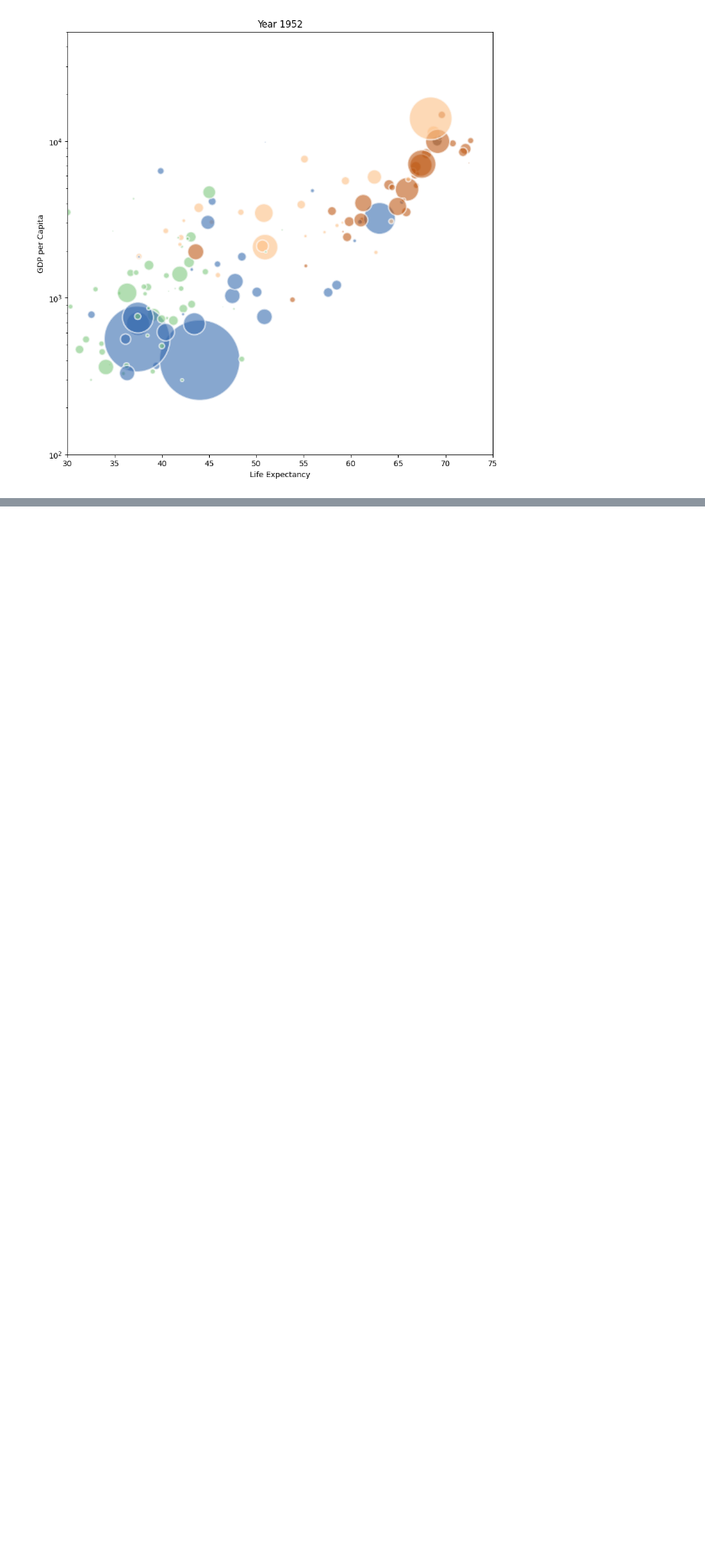
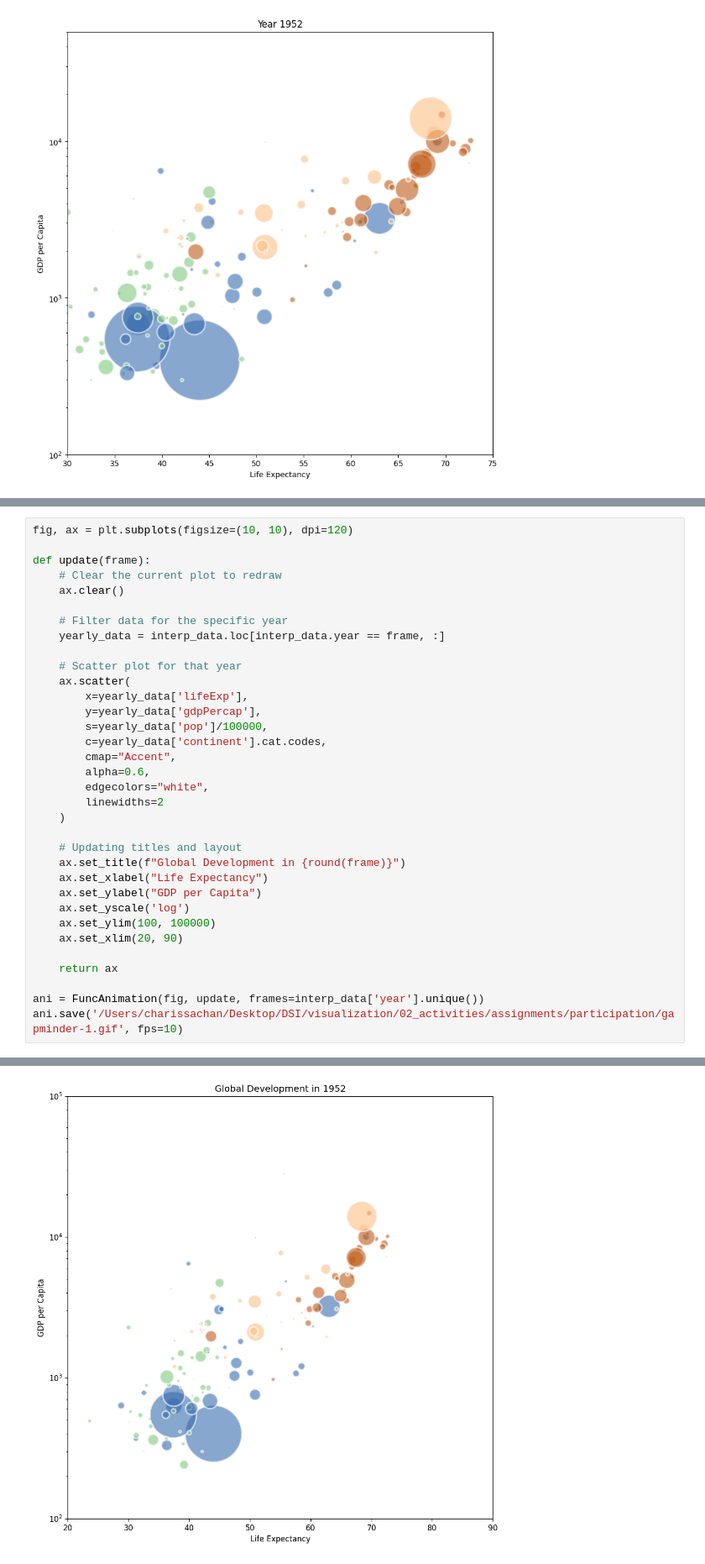
Before and after one commit to charissa-chan/visualization, a Jupyter notebook: 02_activities/assignments/participation/June_03_2026.ipynb, the cells around one changed output, grey strips where cells are left out. Shown at 84% size. Saved outputs shown, nothing was run; the diff lists cells and outputs as text; blank space fills up the shorter version.

```diff
--- a/02_activities/assignments/participation/June_03_2026.ipynb
+++ b/02_activities/assignments/participation/June_03_2026.ipynb
@@ -80,0 +116,35 @@ plt.show()
+# %%
+fig, ax = plt.subplots(figsize=(10, 10), dpi=120)
+
+def update(frame):
+    # Clear the current plot to redraw
+    ax.clear()
+
+    # Filter data for the specific year
+    yearly_data = interp_data.loc[interp_data.year == frame, :]
+
+    # Scatter plot for that year
+    ax.scatter(
+        x=yearly_data['lifeExp'],
+        y=yearly_data['gdpPercap'],
+        s=yearly_data['pop']/100000,
+        c=yearly_data['continent'].cat.codes,
+        cmap="Accent",
+        alpha=0.6,
+        edgecolors="white",
+        linewidths=2
+    )
+
+    # Updating titles and layout
+    ax.set_title(f"Global Development in {round(frame)}")
+    ax.set_xlabel("Life Expectancy")
+    ax.set_ylabel("GDP per Capita")
+    ax.set_yscale('log')
+    ax.set_ylim(100, 100000)
+    ax.set_xlim(20, 90)
+
+    return ax
+
+ani = FuncAnimation(fig, update, frames=interp_data['year'].unique())
+ani.save('/Users/charissachan/Desktop/DSI/visualization/02_activities/assignments/participation/gapminder-1.gif', fps=10)
+# %% [output]
@@ -80,0 +152 @@ plt.show()
+[figure, added]
```
Also changed, not shown: parts of 7 cells of this notebook.
